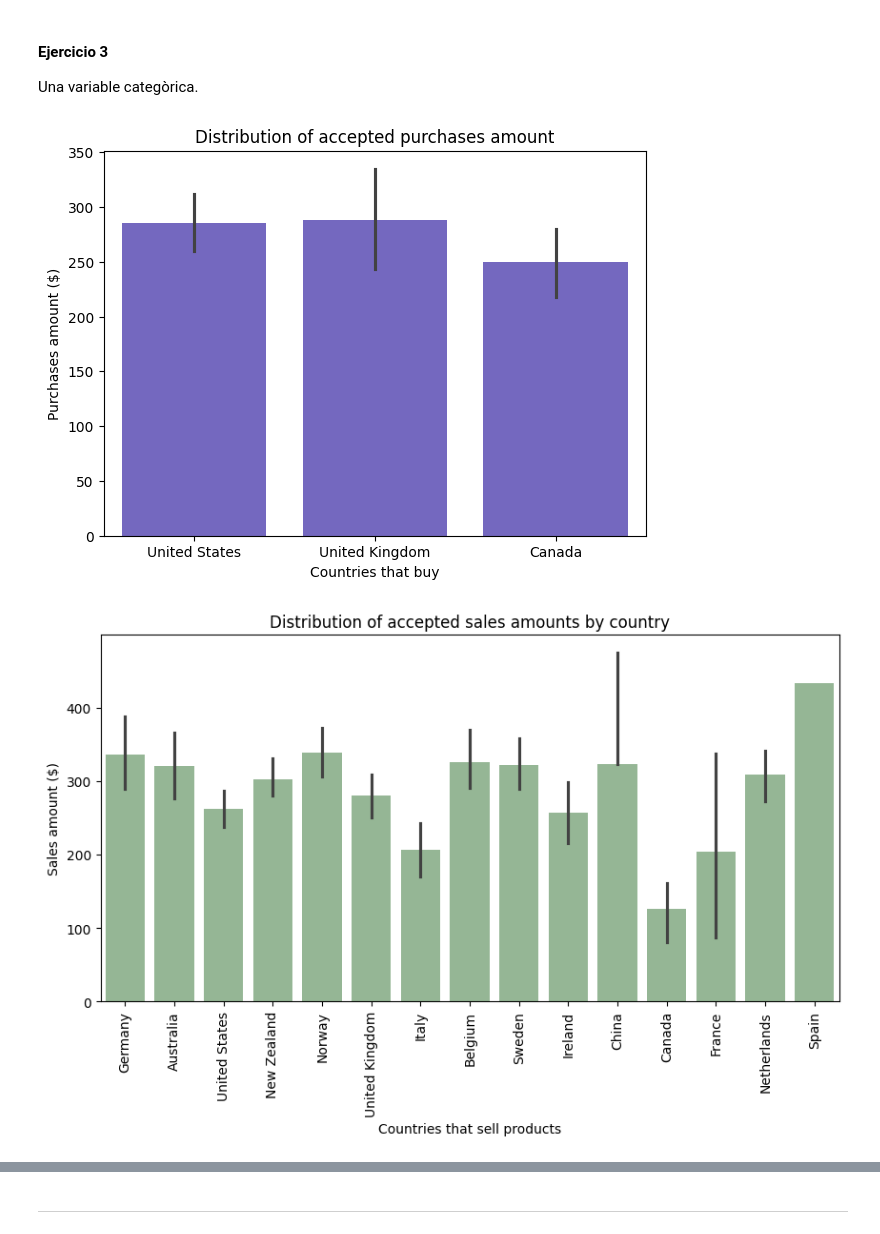
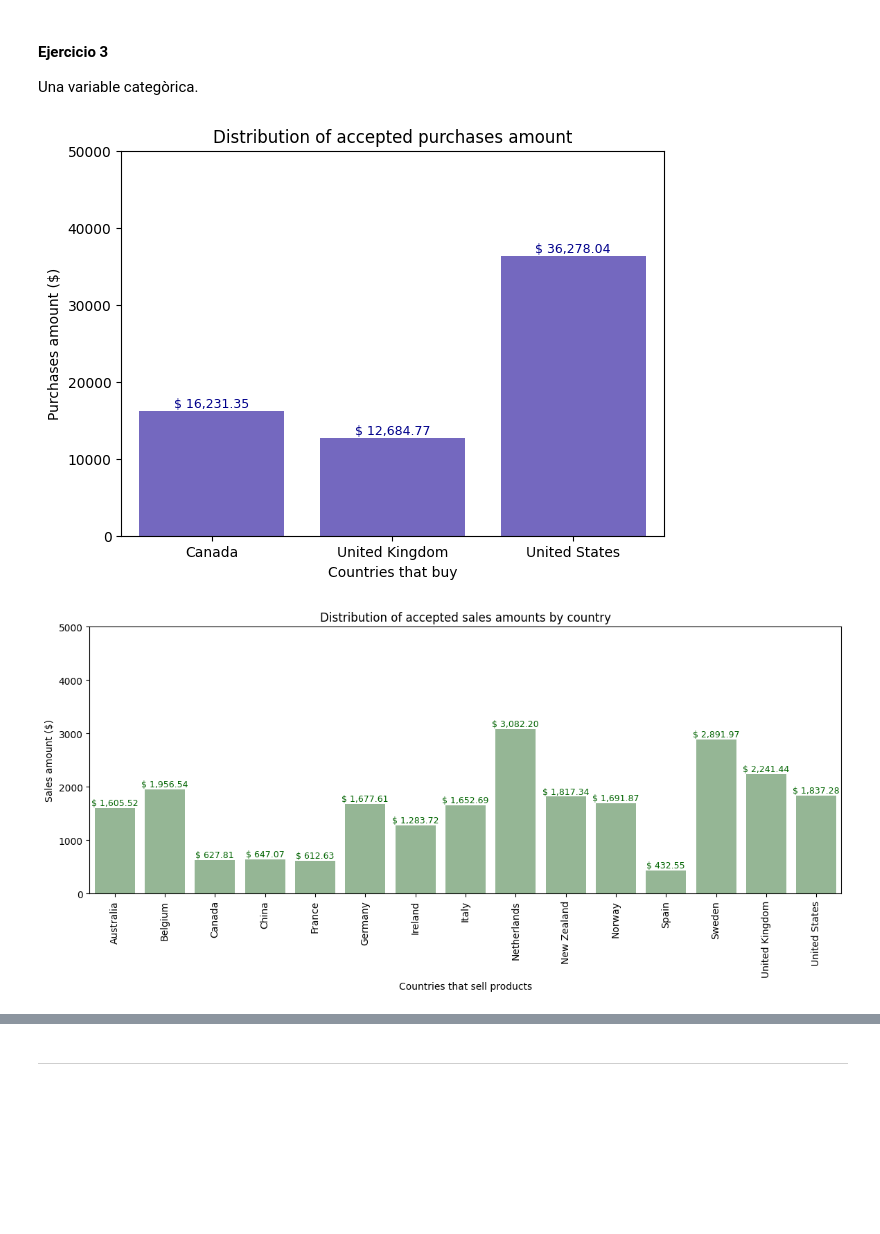
Before and after one commit to Muriburu/ITAcademy, a Jupyter notebook: Sprint 8 - Visualitzacions en Python Scripts en Power BI/Tarea S801.ipynb, the cells around one changed output, grey strips where cells are left out. Drawn from its saved outputs; the diff is of its cells as text; code cells hidden in the pictures; blank space fills up the shorter version.

```diff
--- a/Sprint 8 - Visualitzacions en Python Scripts en Power BI/Tarea S801.ipynb
+++ b/Sprint 8 - Visualitzacions en Python Scripts en Power BI/Tarea S801.ipynb
@@ -93,6 +96,3 @@ dict_keys(['card_status', 'companies', 'credit_cards', 'data_users', 'products',
 type(dict_transactions['transactions']['timestamp'][0])
 # %% [output]
 pandas._libs.tslibs.timestamps.Timestamp
-# %%
-dict_transactions['transactions']['timestamp'] = pd.to_datetime(dict_transactions['transactions']['timestamp'])
-type(dict_transactions['transactions']['timestamp'][0])
@@ -221,28 +223,50 @@ Una variable categòrica.
 # %%
 plt.figure(figsize=(7, 5))
 
+# Agrupo por país y calculo la media de las transacciones aceptadas
+country_sum_accepted_transactions = accepted_transactions.groupby(dict_transactions['data_users']['country'])['amount'].sum().reset_index()
+
+X = country_sum_accepted_transactions['country']
+Y = country_sum_accepted_transactions['amount']
+
 # Compras por país
-sns.barplot(x= dict_transactions['data_users']['country'], y= accepted_transactions['amount'], color="slateblue", estimator= np.mean)
+sns.barplot(x= X, y= Y, color="slateblue")
 plt.title("Distribution of accepted purchases amount")
 plt.xlabel("Countries that buy")
 plt.ylabel("Purchases amount ($)")
+plt.ylim(0, 50000)
+
+# Etiquetas de valores
+for i, v in enumerate(Y):
+    plt.text(i, v + 500, f"$ {v:,.2f}", ha='center', fontsize=9, color='darkblue')
 
 plt.show()
 # %% [output]
-[figure, old version]
+[figure, new version]
 # %%
-plt.figure(figsize=(10, 5))
+plt.figure(figsize=(14, 5))
+
+# Agrupo por país y calculo la media de las transacciones aceptadas
+country_sum_accepted_sales = accepted_transactions.groupby(dict_transactions['companies']['country'])['amount'].sum().reset_index()
+
+X = country_sum_accepted_sales['country']
+Y = country_sum_accepted_sales['amount']
 
 # Ventas por país
-sns.barplot(x=dict_transactions['companies']['country'], y= accepted_transactions['amount'], color="darkseagreen", estimator="mean", errorbar=("ci", 50))
+sns.barplot(x= X, y= Y, color="darkseagreen", estimator="mean")
 plt.title("Distribution of accepted sales amounts by country")
 plt.xlabel("Countries that sell products")
 plt.ylabel("Sales amount ($)")
 plt.xticks(rotation=90)
+plt.ylim(0, 5000)
+
+# Etiquetas de valores
+for i, v in enumerate(Y):
+    plt.text(i, v + 50, f"$ {v:,.2f}", ha='center', fontsize=9, color='darkgreen')
 
 plt.show()
 # %% [output]
-[figure, old version]
+[figure, new version]
 # %%
 # Agrupo por país y sumo las ventas
 country_amounts = accepted_transactions.groupby(dict_transactions['companies']['country'])['amount'].sum().reset_index()
```
Also changed, not shown: parts of 10 cells of this notebook.
